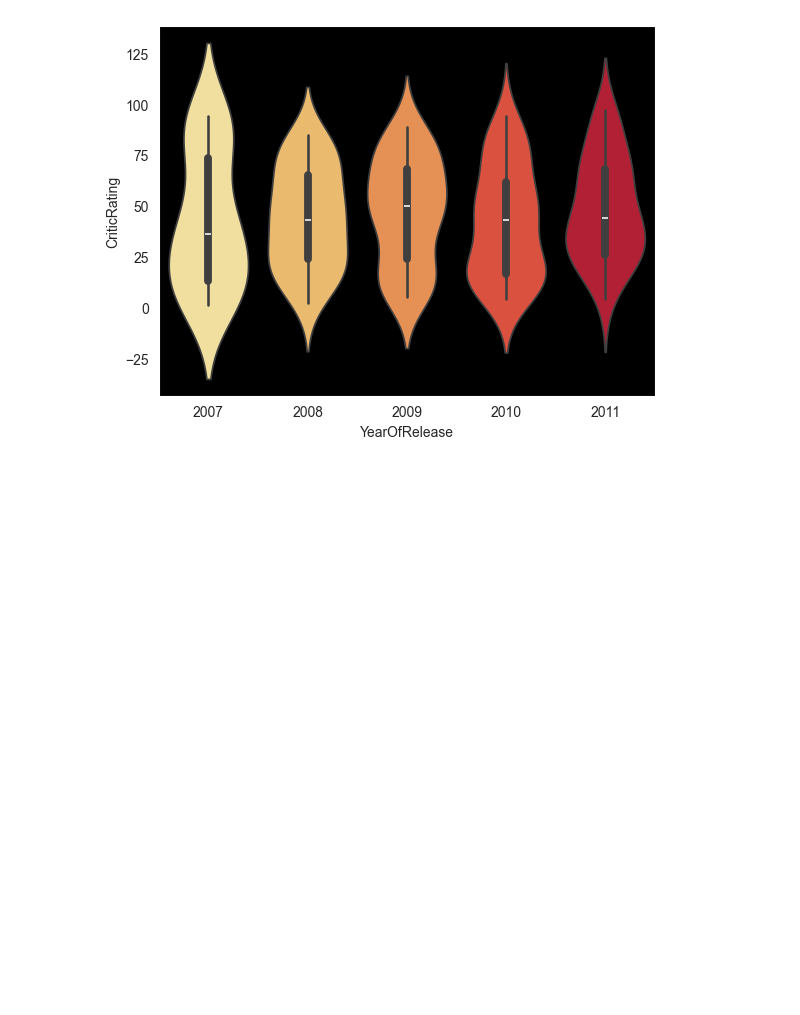
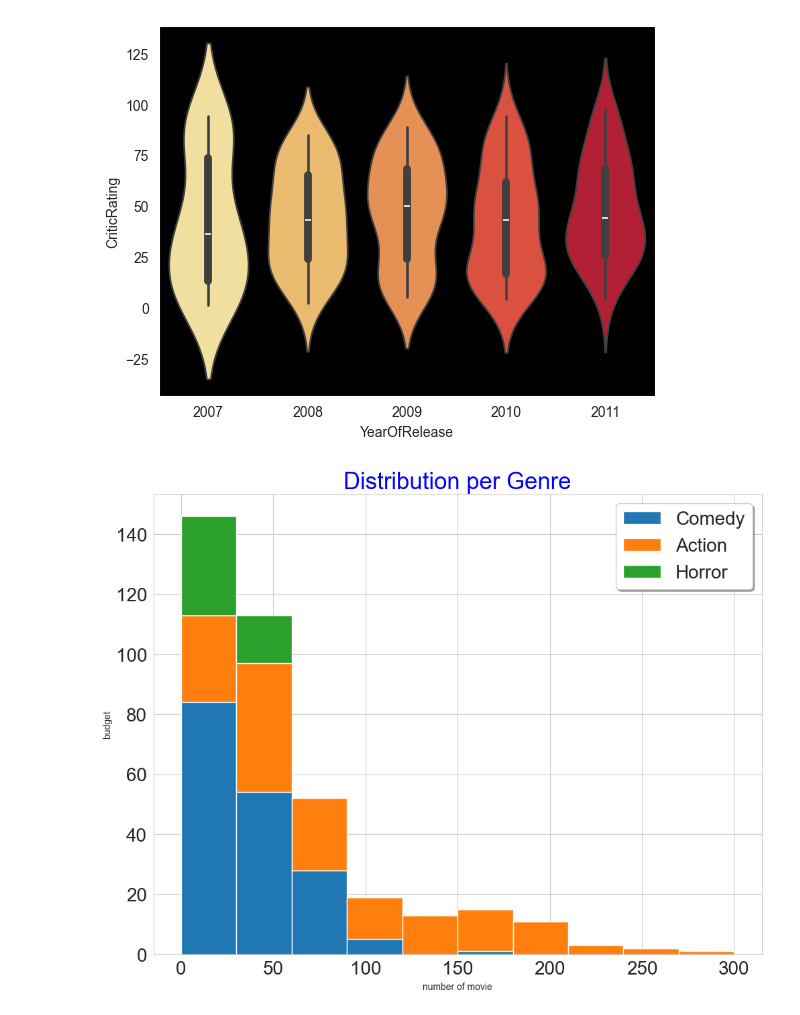
Before and after one commit to vijaivimu/Python-For-Data-Science, a Jupyter notebook: visualization.ipynb, the cells around one changed output. Drawn from its saved outputs; the diff is of its cells as text; code cells hidden in the pictures; blank space fills up the shorter version.

```diff
--- a/visualization.ipynb
+++ b/visualization.ipynb
@@ -265,3 +265,17 @@ Passing `palette` without assigning `hue` is deprecated and will be removed in v
   sns.violinplot(data=movies[movies.Genre == 'Comedy'],x=movies.YearOfRelease, y='CriticRating', palette='YlOrRd')
 <Axes: xlabel='YearOfRelease', ylabel='CriticRating'>
 [figure]
+# %%
+sns.set_style('whitegrid')
+f, axes = plt.subplots()
+f.set_size_inches(11.7,8.9)
+plt.hist(l1,stacked=True,label=mylabels)
+plt.title('Distribution per Genre', fontsize=25,color='blue')
+plt.xlabel('number of movie')
+plt.ylabel('budget')
+plt.xticks(fontsize=20)
+plt.yticks(fontsize=20)
+plt.legend(prop={'size':20},frameon=True,shadow=True)
+plt.show()
+# %% [output]
+[figure, added]
```
